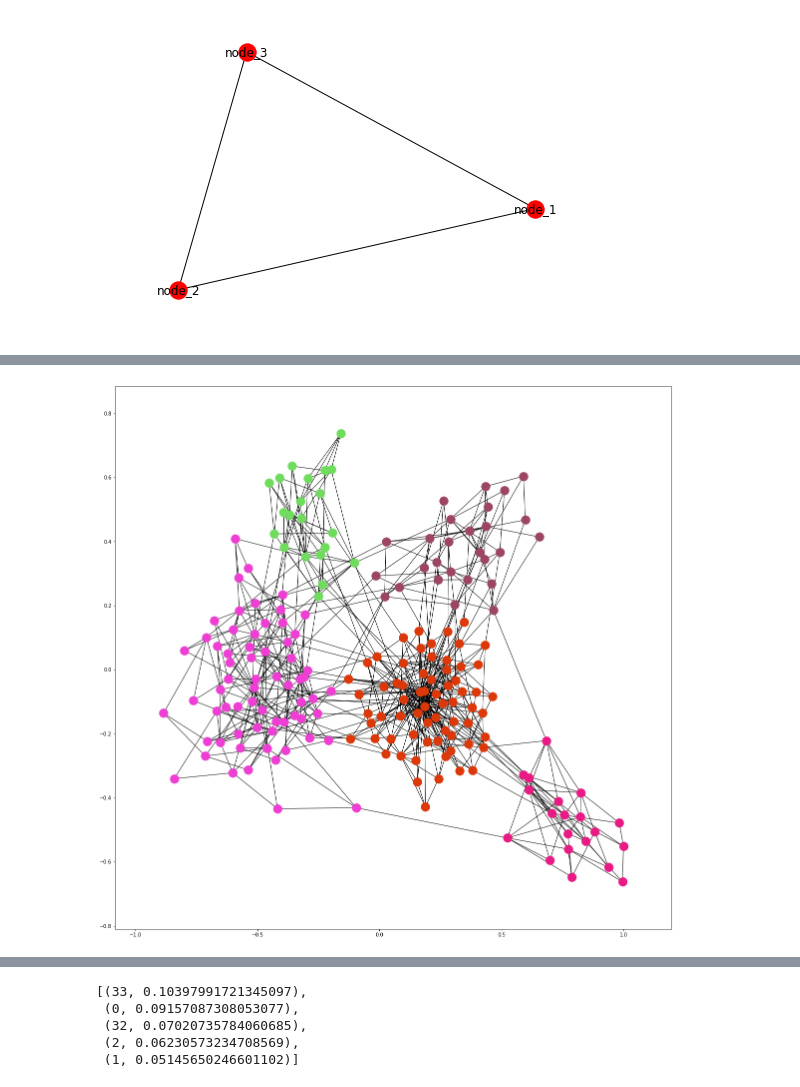
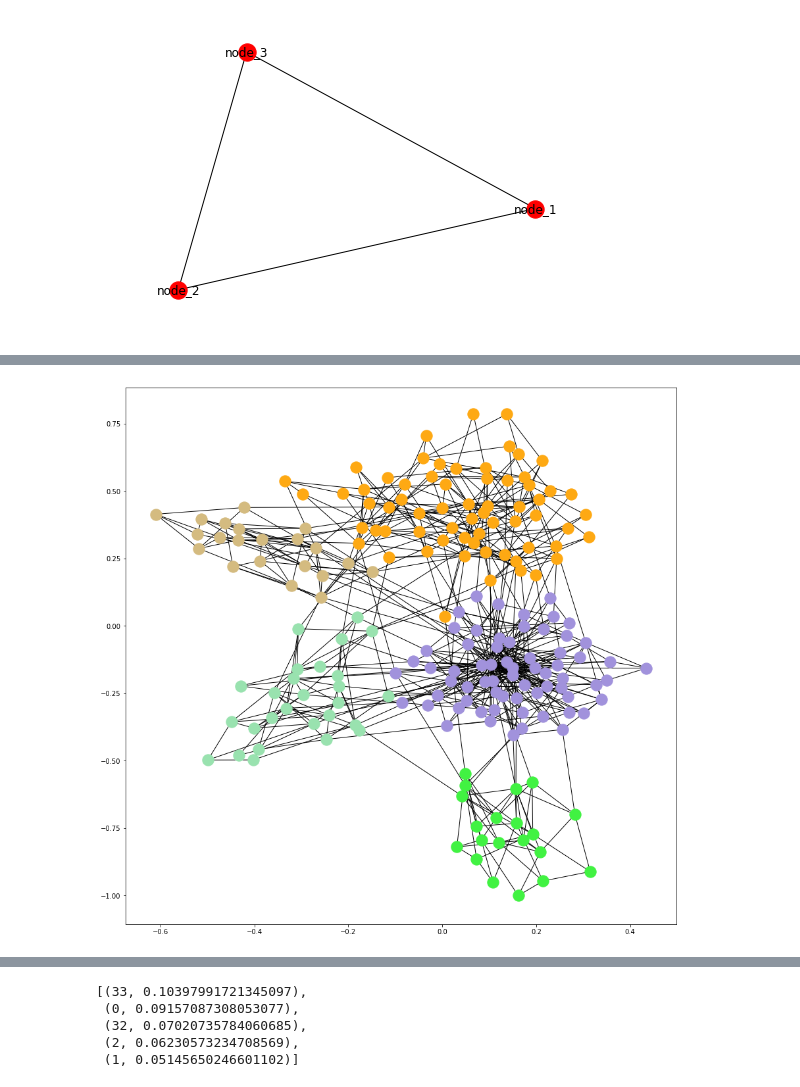
Before and after one commit to grzegorzborkowski/networkx-tutorial, a Jupyter notebook: NetworkX.ipynb, the cells around one changed output, grey strips where cells are left out. Cells and saved outputs as stored; diff of their text form; code cells hidden in the pictures.

```diff
--- a/NetworkX.ipynb
+++ b/NetworkX.ipynb
@@ -243,0 +368,12 @@ from networkx.algorithms.community.modularity_max import greedy_modularity_commu
+# %%
+# Znajdowanie communities w oparciu o algorytm greedy_modularity_communities
+
+from networkx.algorithms.community.modularity_max import greedy_modularity_communities
+
+communities = greedy_modularity_communities(G)
+
+print("Znaleziono communities: ", len(communities))
+communities_counter = 1
+for community in communities:
+    print("Liczność community", communities_counter, ":", len(community), "\n")
+    communities_counter += 1
@@ -244,15 +391,16 @@ from networkx.algorithms.community.modularity_max import greedy_modularity_commu
 # %%
-communities = greedy_modularity_communities(G)
-figure(figsize=(20,20))
+# Graf G pokolorowany według communities znalezionych w oparciu o algorytm greedy_modularity_communities
+
+figure(figsize=(15,15))
 pos = nx.spring_layout(G)
 for community in list(communities):
     nx.draw_networkx_nodes(G, pos=pos,
                            nodelist=community,
                            node_color=numpy.random.rand(3,),
                            alpha=1,
                            state=42)
 nx.draw_networkx_edges(G, pos=pos, edgelist=G.edges)
 
 plt.show()
 # %% [output]
-[figure, old version]
+[figure, new version]
```
Also changed, not shown: parts of 32 cells of this notebook, 2 other files.
